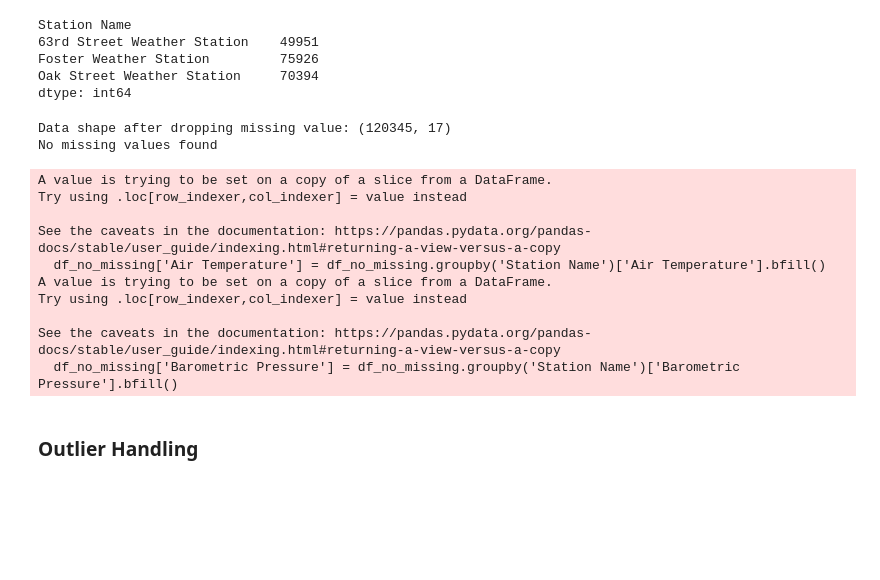
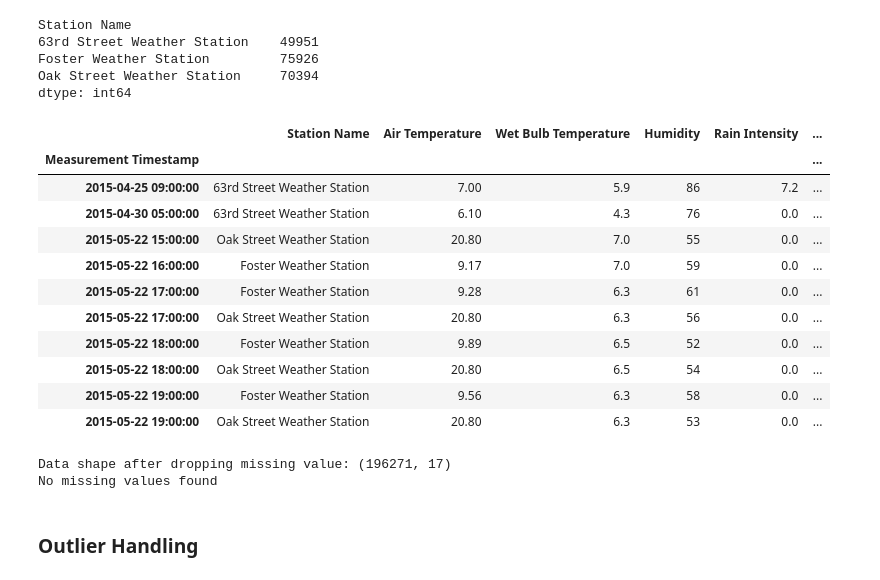
Before and after one commit to UCSF-DataSci/ds217-11-final-bobho1999, a Jupyter notebook: q2_data_cleaning.ipynb, the cells around one changed output. Drawn from its saved outputs; the diff is of its cells as text; code cells hidden in the pictures; blank space fills up the shorter version.

```diff
--- a/q2_data_cleaning.ipynb
+++ b/q2_data_cleaning.ipynb
@@ -292,6 +292,9 @@ Foster Weather Station         75926
 Oak Street Weather Station     70394
 dtype: int64
 # %%
+# Make a copy
+df_no_missing = df.copy()
+
 # Strategy for handling missing data
 # After investigation, I realized all the missing data from 'Foster Weather Station'.
 # Specifically, the station is missing values in key raining data such as total rain
@@ -299,47 +302,81 @@ dtype: int64
 # due to microclimates or other local factors, I don't think it is a good idea to fill
 # the missing data using values from other weather station. Instead, I think it's best
 # that we drop the data from Foster Weather Station from the analysis.
-df_no_missing = df[df['Station Name'].isin(['63rd Street Weather Station', 'Oak Street Weather Station'])]
-# df_no_missing['Rain Intensity'] = df_no_missing.fillna(df_no_missing.groupby(df_no_missing.index))
+# df_no_missing = df[df['Station Name'].isin(['63rd Street Weather Station', 'Oak Street Weather Station'])]
+
+# Fill Wet Bulb Temperature with hour mean. If the hour only has missing value, then use forward fill.
+df_no_missing['Wet Bulb Temperature'] = df_no_missing['Wet Bulb Temperature'].fillna(
+    df_no_missing.groupby('Measurement Timestamp Label')['Wet Bulb Temperature'].transform('mean')
+)
+df_no_missing['Wet Bulb Temperature'] = df_no_missing['Wet Bulb Temperature'].ffill()
+
+# Fill Rain Intensity with hour mean. If the hour only has missing value, then use forward fill.
+df_no_missing['Rain Intensity'] = df_no_missing['Rain Intensity'].fillna(
+    df_no_missing.groupby('Measurement Timestamp Label')['Rain Intensity'].transform('mean')
+)
+df_no_missing['Rain Intensity'] = df_no_missing['Rain Intensity'].ffill()
+
+# Fill Total Rain with hour mean. If the hour only has missing value, then use forward fill.
+df_no_missing['Total Rain'] = df_no_missing['Total Rain'].fillna(
+    df_no_missing.groupby('Measurement Timestamp Label')['Total Rain'].transform('mean')
+)
+df_no_missing['Total Rain'] = df_no_missing['Total Rain'].ffill()
+
+# Fill Precipitation Type with hour mode. If the hour only has missing value, then use forward fill.
+df_no_missing['Precipitation Type'] = df_no_missing['Precipitation Type'].fillna(
+    df_no_missing.groupby('Measurement Timestamp Label')['Precipitation Type'].transform(lambda x: x.mode().iloc[0] if not x.mode().empty else np.nan)
+)
+df_no_missing['Precipitation Type'] = df_no_missing['Precipitation Type'].ffill()
+
+# Fill Heading with hour mode. If the hour only has missing value, then use forward fill.
+df_no_missing['Heading'] = df_no_missing['Heading'].fillna(
+    df_no_missing.groupby('Measurement Timestamp Label')['Heading'].transform(lambda x: x.mode().iloc[0] if not x.mode().empty else np.nan)
+)
+df_no_missing['Heading'] = df_no_missing['Heading'].ffill()
 
 # For the remaining missing value in column Air Temperature and Barometric Pressure,
 # I tried to fill missing value using forward filling within each station. However,
 # the method failed because the missing value is at the start of the data. Therefore,
 # I use backword filling instead to fill the missing value while retaining the trend
 # and distribution.
 df_no_missing['Air Temperature'] = df_no_missing.groupby('Station Name')['Air Temperature'].bfill()
 df_no_missing['Barometric Pressure'] = df_no_missing.groupby('Station Name')['Barometric Pressure'].bfill()
+
+# Check data
+display(df_no_missing.head(10))
 
 # Check dataset shape after dropping to ensure we are have enough data
 print("Data shape after dropping missing value:", df_no_missing.shape)
 
 # Check if all missing values are filled
 missing_analysis1 = pd.DataFrame({
     'Column': df_no_missing.columns,
     'Type': df_no_missing.dtypes.astype(str).values,
     'Missing': df_no_missing.isnull().sum().values,
     'Missing %': (df_no_missing.isnull().sum() / len(df_no_missing) * 100).round(2).values
 })
 missing_analysis1 = missing_analysis1[missing_analysis1['Missing'] > 0].sort_values('Missing', ascending=False)
 
 if len(missing_analysis1) == 0:
     print("No missing values found")
 else:
     print("Failed to handle missing data")
     display(missing_analysis1)
 # %% [output]
+|  | Station Name | Air Temperature | Wet Bulb Temperature | Humidity | Rain Intensity | ... |
+| Measurement Timestamp |  |  |  |  |  | ... |
+| 2015-04-25 09:00:00 | 63rd Street Weather Station | 7.00 | 5.9 | 86 | 7.2 | ... |
+| 2015-04-30 05:00:00 | 63rd Street Weather Station | 6.10 | 4.3 | 76 | 0.0 | ... |
+| 2015-05-22 15:00:00 | Oak Street Weather Station | 20.80 | 7.0 | 55 | 0.0 | ... |
+| 2015-05-22 16:00:00 | Foster Weather Station | 9.17 | 7.0 | 59 | 0.0 | ... |
+| 2015-05-22 17:00:00 | Foster Weather Station | 9.28 | 6.3 | 61 | 0.0 | ... |
+| 2015-05-22 17:00:00 | Oak Street Weather Station | 20.80 | 6.3 | 56 | 0.0 | ... |
+| 2015-05-22 18:00:00 | Foster Weather Station | 9.89 | 6.5 | 52 | 0.0 | ... |
+| 2015-05-22 18:00:00 | Oak Street Weather Station | 20.80 | 6.5 | 54 | 0.0 | ... |
+| 2015-05-22 19:00:00 | Foster Weather Station | 9.56 | 6.3 | 58 | 0.0 | ... |
+| 2015-05-22 19:00:00 | Oak Street Weather Station | 20.80 | 6.3 | 53 | 0.0 | ... |
-Data shape after dropping missing value: (120345, 17)
+Data shape after dropping missing value: (196271, 17)
 No missing values found
-A value is trying to be set on a copy of a slice from a DataFrame.
-Try using .loc[row_indexer,col_indexer] = value instead
-
-See the caveats in the documentation: https://pandas.pydata.org/pandas-docs/stable/user_guide/indexing.html#returning-a-view-versus-a-copy
-  df_no_missing['Air Temperature'] = df_no_missing.groupby('Station Name')['Air Temperature'].bfill()
-A value is trying to be set on a copy of a slice from a DataFrame.
-Try using .loc[row_indexer,col_indexer] = value instead
-
-See the caveats in the documentation: https://pandas.pydata.org/pandas-docs/stable/user_guide/indexing.html#returning-a-view-versus-a-copy
-  df_no_missing['Barometric Pressure'] = df_no_missing.groupby('Station Name')['Barometric Pressure'].bfill()
 # %% [markdown]
 ### Outlier Handling
 # %%
```
Also changed, not shown: parts of 4 cells of this notebook, 3 other files.
